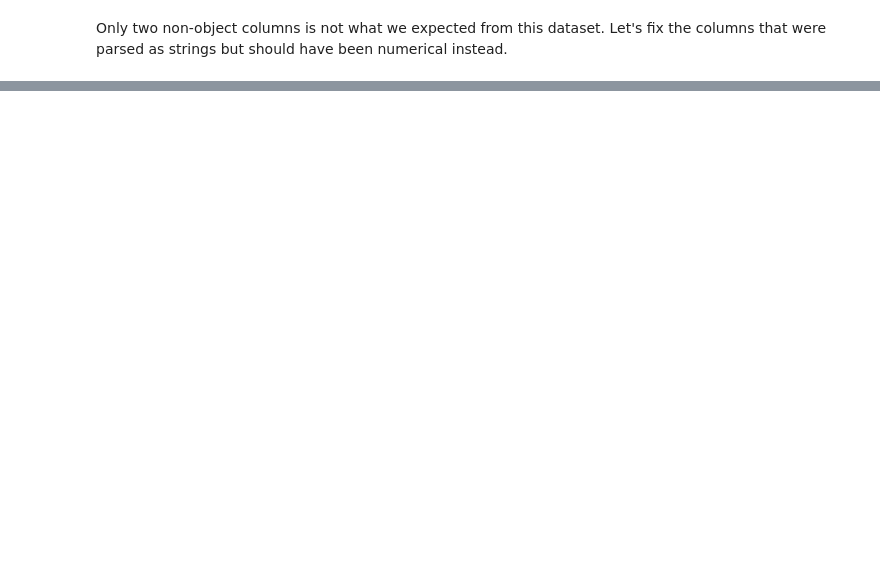
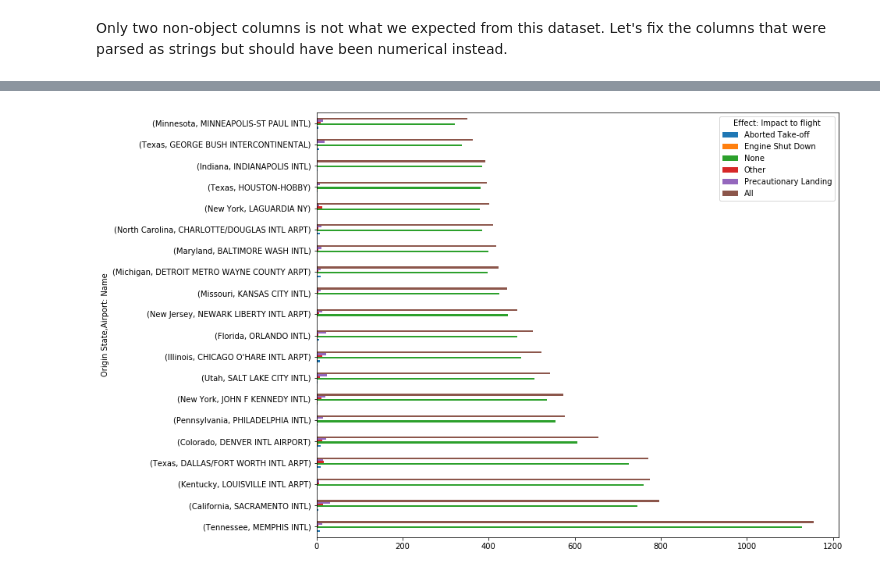
Before and after one commit to mikhas/sully, a Jupyter notebook: 00_eda.ipynb, the cells around one changed output, grey strips where cells are left out. Cells and saved outputs as stored; diff of their text form; code cells hidden in the pictures; blank space fills up the shorter version.

```diff
--- a/00_eda.ipynb
+++ b/00_eda.ipynb
@@ -172,0 +188,3 @@ data.describe()
+# %%
+data_ct = pd.crosstab([data['Origin State'], data['Airport: Name']], data['Effect: Impact to flight'], margins=True)
+data_ct.sort_values(by='All', ascending=False)[1:].head(5)
@@ -172,0 +199,4 @@ data.describe()
+# %%
+data_ct.sort_values(by='All', ascending=False)[1:21].plot.barh(figsize=(12,10));
+# %% [output]
+[figure, added]
```
Also changed, not shown: parts of 18 cells of this notebook.
